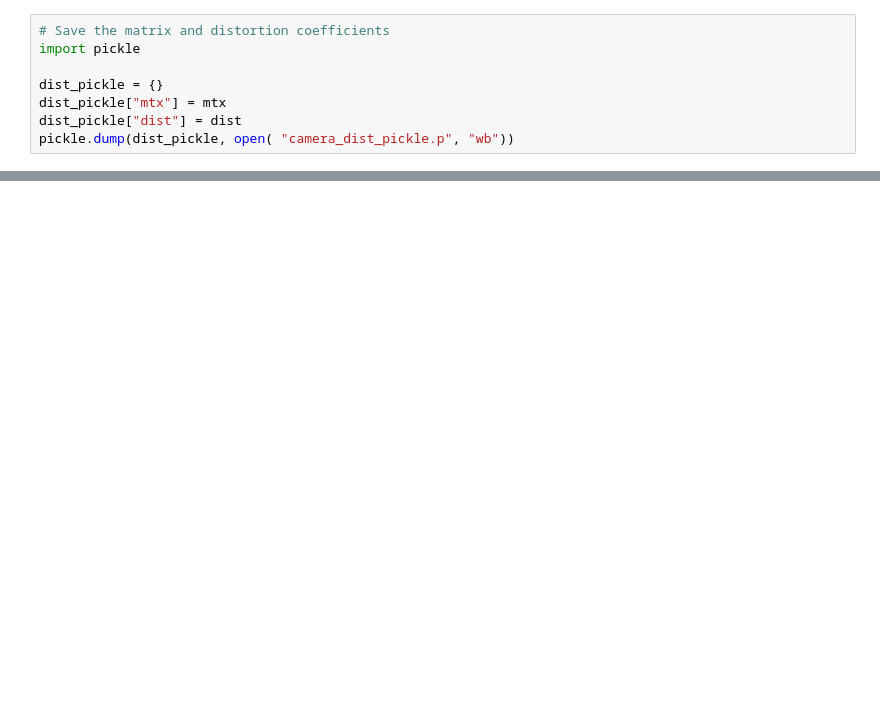
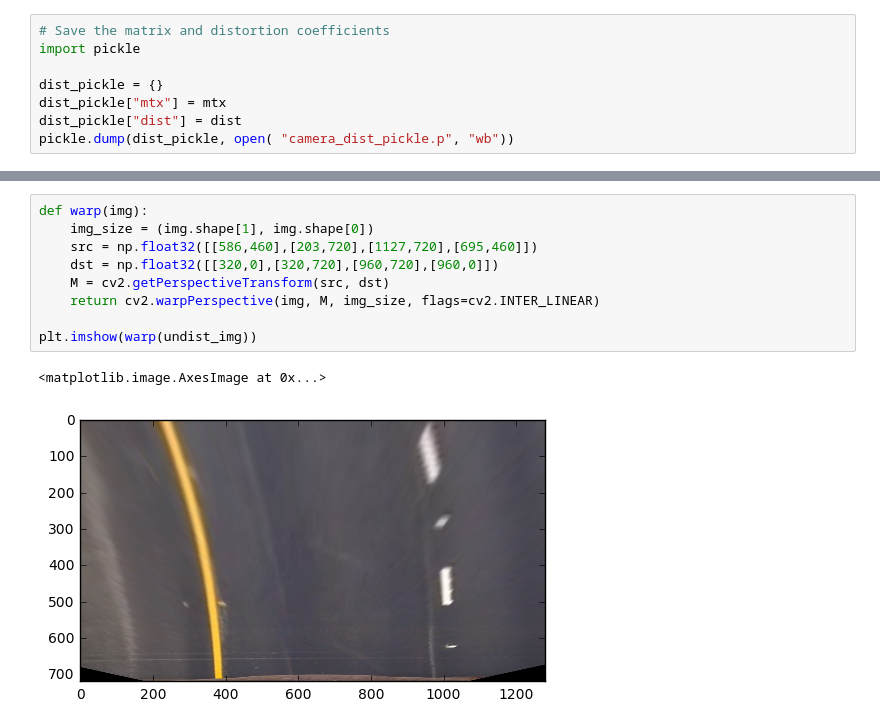
Before and after one commit to wolfapple/CarND-Advanced-Lane-Lines, a Jupyter notebook: p4.ipynb, the cells around one changed output, grey strips where cells are left out. Cells and saved outputs as stored; diff of their text form; blank space fills up the shorter version.

```diff
--- a/p4.ipynb
+++ b/p4.ipynb
@@ -83,0 +121,12 @@ pickle.dump(dist_pickle, open( "camera_dist_pickle.p", "wb"))
+# %%
+def warp(img):
+    img_size = (img.shape[1], img.shape[0])
+    src = np.float32([[586,460],[203,720],[1127,720],[695,460]])
+    dst = np.float32([[320,0],[320,720],[960,720],[960,0]])
+    M = cv2.getPerspectiveTransform(src, dst)
+    return cv2.warpPerspective(img, M, img_size, flags=cv2.INTER_LINEAR)
+
+plt.imshow(warp(undist_img))
+# %% [output]
+<matplotlib.image.AxesImage at 0x...>
+[figure, added]
```
Also changed, not shown: parts of 7 cells of this notebook, 1 other file.
